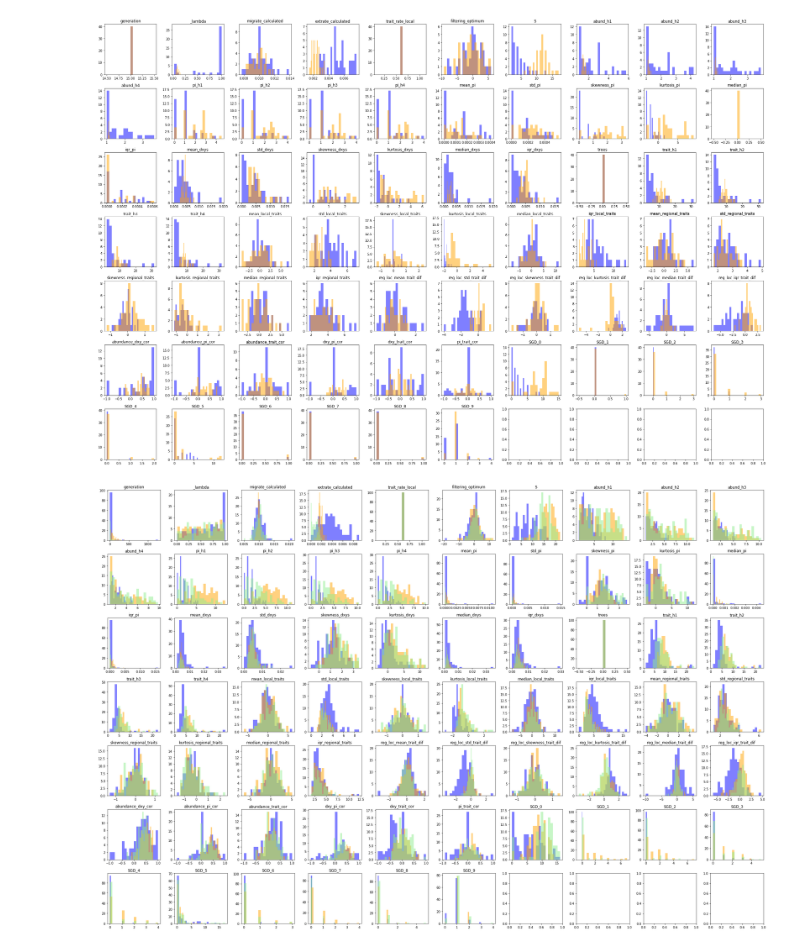
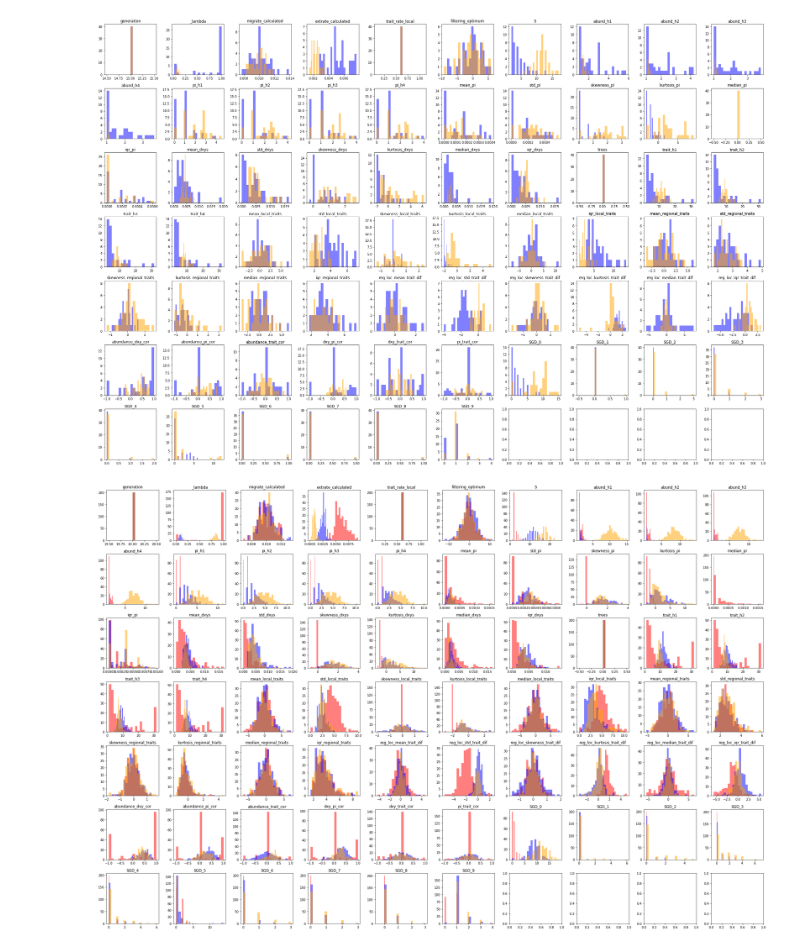
Before and after one commit to messDiv/MESS, a Jupyter notebook: jupyter-notebooks/plotting/pw-comp-horserace.ipynb, the cells around one changed output. Cells and saved outputs as stored; diff of their text form; code cells hidden in the pictures.

Commit message:
assess speed and accuracy (array VS noarray version)

```diff
--- a/jupyter-notebooks/plotting/pw-comp-horserace.ipynb
+++ b/jupyter-notebooks/plotting/pw-comp-horserace.ipynb
@@ -16,12 +16,17 @@ cmp_pw_res = pd.read_csv("../../speedtest/SIMOUT.txt", sep="\t", header=0)
 
 #With random gamma
 cmp_mean_res0 = pd.read_csv("../../mean_competition/SIMOUT.txt", sep="\t", header=0)
-cmp_pw_res0 = pd.read_csv("../../pairwise15/SIMOUT.txt", sep="\t", header=0)
+cmp_pw_res0 = pd.read_csv("../../pairwise0/SIMOUT.txt", sep="\t", header=0)
 
 #Older version of pairwise (random gamma)
 cmp_pw_old = pd.read_csv("../../pairwise_competition/SIMOUT.txt", sep="\t", header=0)
 cmp_pw_no_apprx = pd.read_csv("../../pairwise_no_apprx/SIMOUT.txt", sep="\t", header=0)
 
+#Neutral VS Pairwise VS mean 20 gen
+cmp_pw = pd.read_csv("../../pairwise_20gen/SIMOUT.txt", sep="\t", header=0)
+cmp_neutral = pd.read_csv("../../neutral/SIMOUT.txt", sep="\t", header=0)
+cmp_mean = pd.read_csv("../../mean_20gen/SIMOUT.txt", sep="\t", header=0)
+
 # Sumstats start at "S" which is index 21, e.g. cmp_mean_res.iloc[:, 21:]
 ss_start_idx = list(cmp_mean_res.columns).index("S")
 ss_columns = cmp_mean_res.columns[21:]
@@ -119,15 +118,16 @@ fig.tight_layout()
 [figure]
 # %%
 # This is annoying, so we can plot them in one giant figure
-# Mean is blue
+# neutral is green
 # pairwise is orange
+# Compare previous version of pw with new
 fig, ax = plt.subplots(7, 10, figsize=(30, 20))
 axs = fig.axes
 for p, ax in zip(list(cmp_mean_res0.columns)[15:], axs):
-    ax.hist(cmp_mean_res0[p], color='blue', bins=20, alpha=0.5)
-    ax.hist(cmp_pw_res0[p], color='orange', bins=20, alpha=0.5)
-    ax.hist(cmp_pw_old[p], color='lightgreen',bins=20, alpha=0.5)
+    ax.hist(cmp_mean[p], color='red',bins=20,alpha=0.5)
+    ax.hist(cmp_neutral[p], color='blue', bins=20, alpha=0.5)
+    ax.hist(cmp_pw[p], color='orange', bins=20, alpha=0.5)
     ax.set_title(p)
 fig.tight_layout()
 # %% [output]
-[figure, old version]
+[figure, new version]
```
Also changed, not shown: parts of 6 cells of this notebook, 1 other file.
